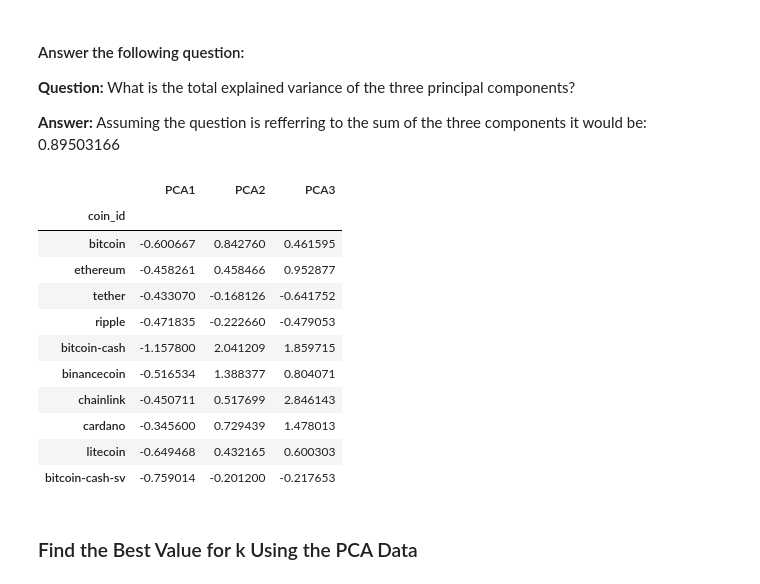
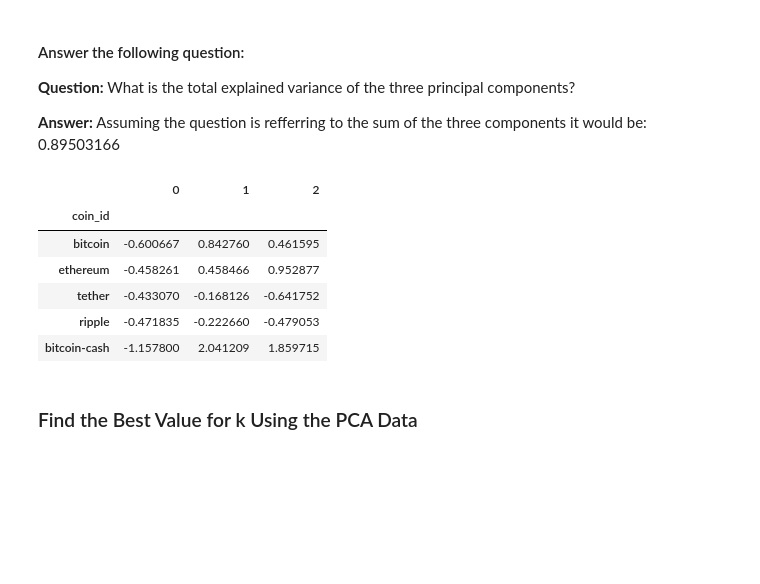
Before and after one commit to Dragon9804/CryptoClustering, a Jupyter notebook: Crypto_Clustering.ipynb, the cells around one changed output. Saved outputs shown, nothing was run; the diff lists cells and outputs as text; code cells hidden in the pictures; blank space fills up the shorter version.

Commit message:
finished up to best k value for PCA data

```diff
--- a/Crypto_Clustering.ipynb
+++ b/Crypto_Clustering.ipynb
@@ -240,31 +240,27 @@ array([0.3719856 , 0.34700813, 0.17603793])
 **Answer:**   Assuming the question is refferring to the sum of the three components it would be:  0.89503166
 # %%
 # Create a new DataFrame with the PCA data.
-
+market_pca_df = pd.DataFrame(data=market_pca)
 
 # Creating a DataFrame with the PCA data
 
 
 # Copy the crypto names from the original data
-
+market_pca_df['coin_id'] = market_dataO_df['coin_id']
 
 # Set the coinid column as index
-
+market_pca_df.set_index('coin_id', inplace=True)
 
 # Display sample data
+market_pca_df.head()
 # %% [output]
-|  | PCA1 | PCA2 | PCA3 |
+|  | 0 | 1 | 2 |
 | coin_id |  |  |  |
 | bitcoin | -0.600667 | 0.842760 | 0.461595 |
 | ethereum | -0.458261 | 0.458466 | 0.952877 |
 | tether | -0.433070 | -0.168126 | -0.641752 |
 | ripple | -0.471835 | -0.222660 | -0.479053 |
 | bitcoin-cash | -1.157800 | 2.041209 | 1.859715 |
-| binancecoin | -0.516534 | 1.388377 | 0.804071 |
-| chainlink | -0.450711 | 0.517699 | 2.846143 |
-| cardano | -0.345600 | 0.729439 | 1.478013 |
-| litecoin | -0.649468 | 0.432165 | 0.600303 |
-| bitcoin-cash-sv | -0.759014 | -0.201200 | -0.217653 |
 # %% [markdown]
 ### Find the Best Value for k Using the PCA Data
 # %%
```
